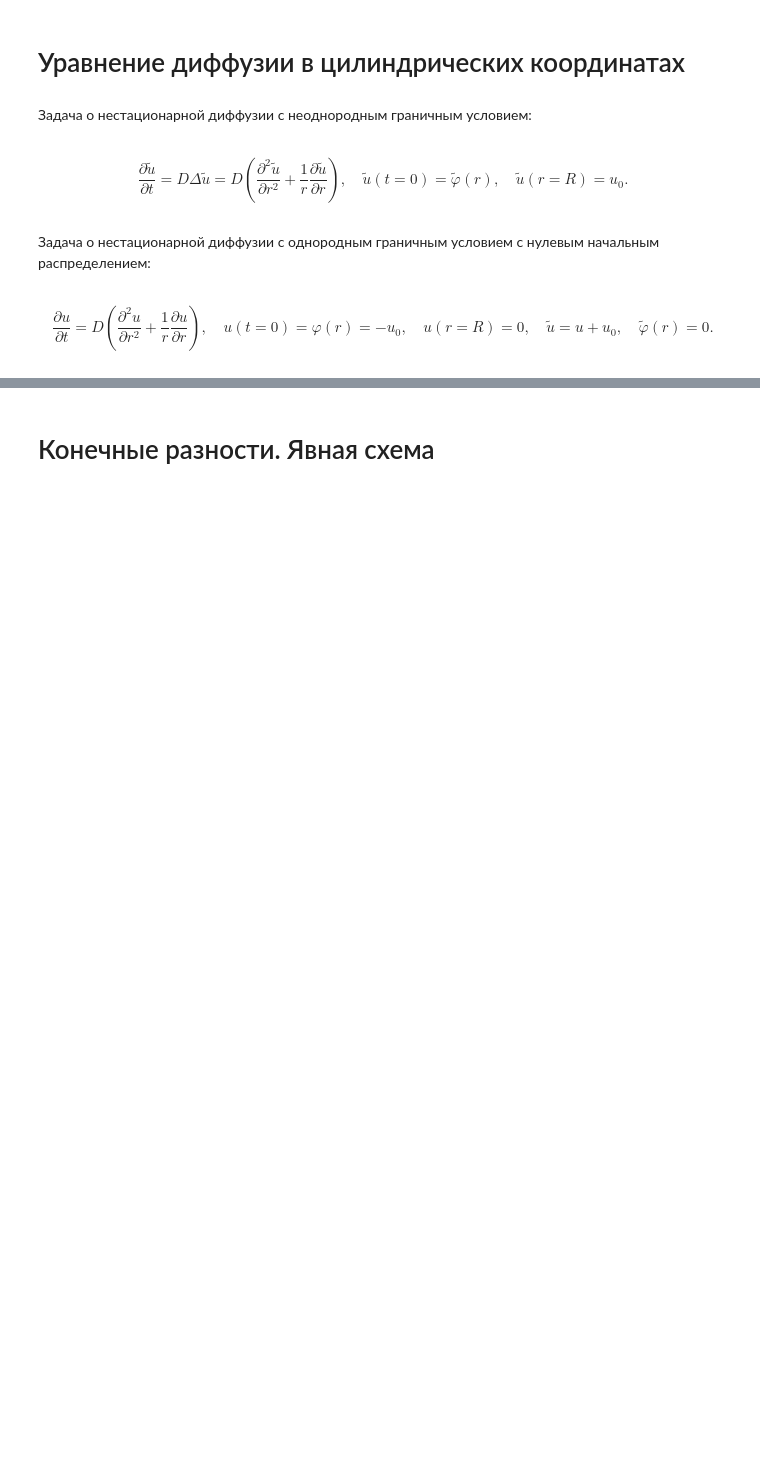
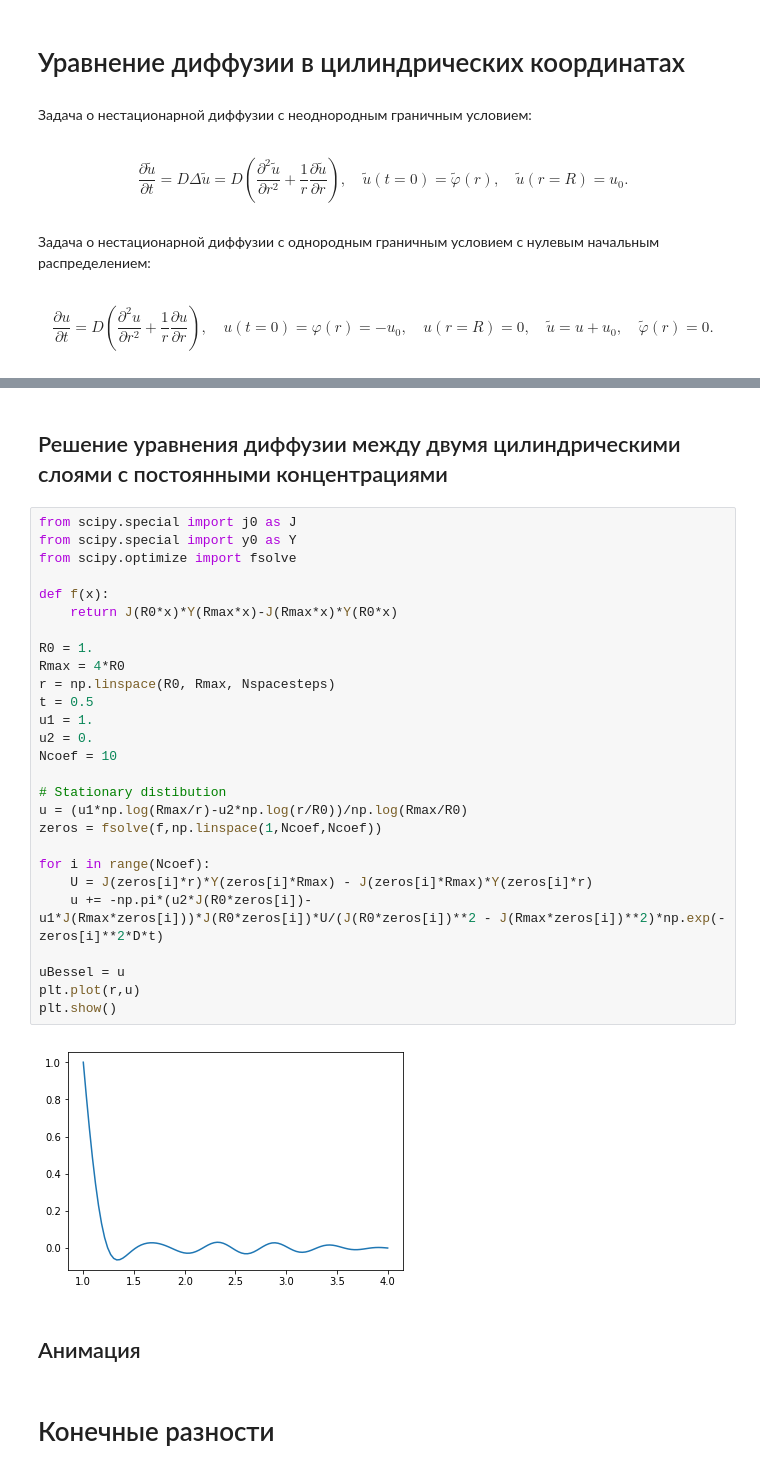
Before and after one commit to konstgav/image-drop, a Jupyter notebook: cylinder-diffusion.ipynb, the cells around one changed output, grey strips where cells are left out. Drawn from its saved outputs; the diff is of its cells as text; blank space fills up the shorter version.

```diff
--- a/cylinder-diffusion.ipynb
+++ b/cylinder-diffusion.ipynb
@@ -77,5 +79,38 @@ plt.show()
+# %% [markdown]
+## Решение уравнения диффузии между двумя цилиндрическими слоями с постоянными концентрациями
+# %%
+from scipy.special import j0 as J
+from scipy.special import y0 as Y
+from scipy.optimize import fsolve
+
+def f(x):
+    return J(R0*x)*Y(Rmax*x)-J(Rmax*x)*Y(R0*x)
+
+R0 = 1.
+Rmax = 4*R0
+r = np.linspace(R0, Rmax, Nspacesteps)
+t = 0.5
+u1 = 1.
+u2 = 0.
+Ncoef = 10
+
+# Stationary distibution
+u = (u1*np.log(Rmax/r)-u2*np.log(r/R0))/np.log(Rmax/R0)
+zeros = fsolve(f,np.linspace(1,Ncoef,Ncoef))
+
+for i in range(Ncoef):
+    U = J(zeros[i]*r)*Y(zeros[i]*Rmax) - J(zeros[i]*Rmax)*Y(zeros[i]*r)
+    u += -np.pi*(u2*J(R0*zeros[i])-u1*J(Rmax*zeros[i]))*J(R0*zeros[i])*U/(J(R0*zeros[i])**2 - J(Rmax*zeros[i])**2)*np.exp(-zeros[i]**2*D*t)
+
+uBessel = u
+plt.plot(r,u)
+plt.show()
+# %% [output]
+[figure, added]
+# %% [markdown]
+## Анимация
 # %% [markdown]
-# Конечные разности. Явная схема
+# Конечные разности
 # %%
 def FindValue(u):
     res = 0
```
Also changed, not shown: parts of 21 cells of this notebook.
